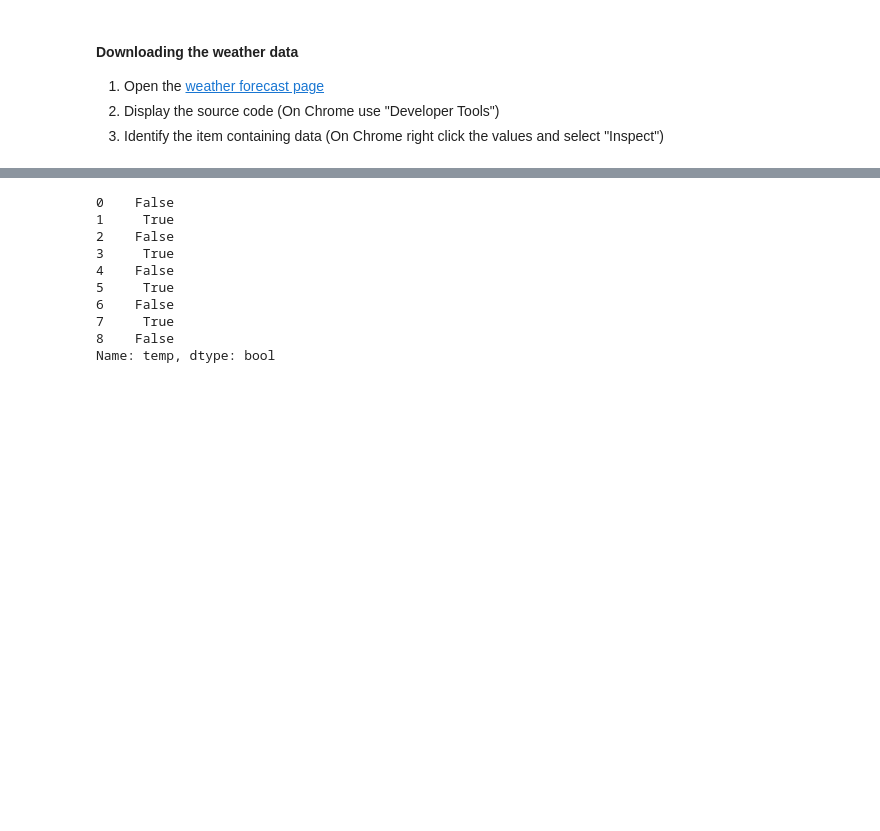
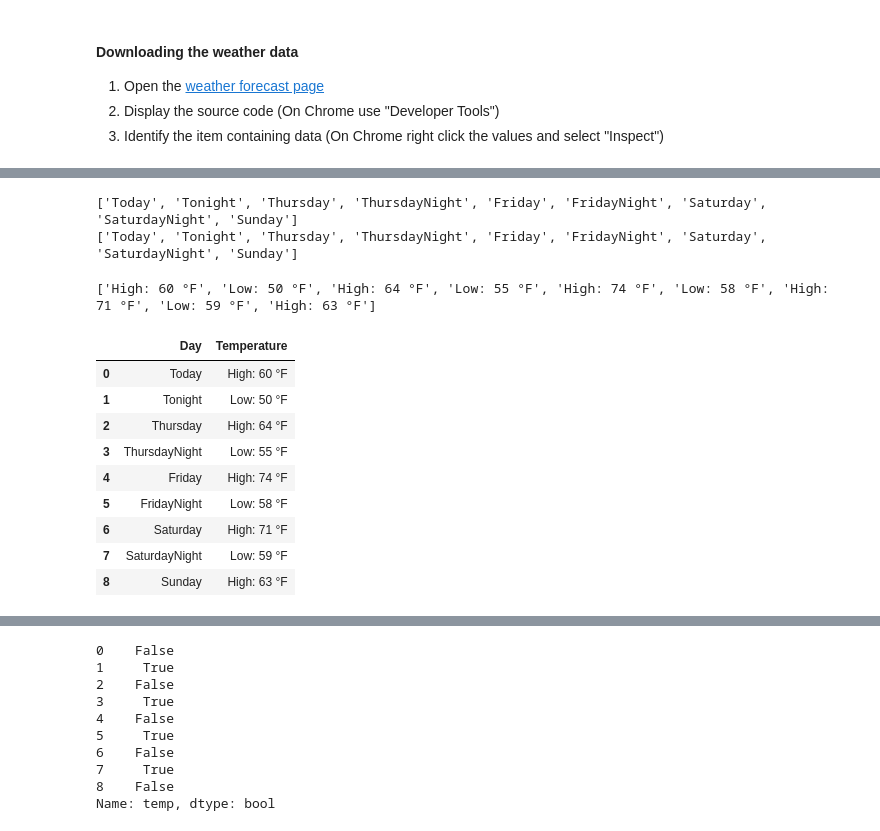
Before and after one commit to ch00226855/CMP464788Spring2023, a Jupyter notebook: Week11_DataLoadingAndStorage.ipynb, the cells around one changed output, grey strips where cells are left out. Drawn from its saved outputs; the diff is of its cells as text; code cells hidden in the pictures; blank space fills up the shorter version.

```diff
--- a/Week11_DataLoadingAndStorage.ipynb
+++ b/Week11_DataLoadingAndStorage.ipynb
@@ -547,3 +548,45 @@ items[0].get_text()
+# %%
+# Convert the list of p objects to a list of strings
+days = []
+for obj in names:
+#     print(obj.get_text())
+    days.append(obj.get_text())
+print(days)
+
+days = [obj.get_text() for obj in names]
+print(days)
+# %% [output]
+['Today', 'Tonight', 'Thursday', 'ThursdayNight', 'Friday', 'FridayNight', 'Saturday', 'SaturdayNight', 'Sunday']
+['Today', 'Tonight', 'Thursday', 'ThursdayNight', 'Friday', 'FridayNight', 'Saturday', 'SaturdayNight', 'Sunday']
+# %%
+temps = soup.find_all(class_="temp")
+# Retrieve all the temperature data
+# %%
+# Extract the text from each temperature object
+temperatures = [obj.get_text() for obj in temps]
+print(temperatures)
+# %% [output]
+['High: 60 °F', 'Low: 50 °F', 'High: 64 °F', 'Low: 55 °F', 'High: 74 °F', 'Low: 58 °F', 'High: 71 °F', 'Low: 59 °F', 'High: 63 °F']
+# %%
+import numpy as np
+data = np.array([days, temperatures]).T
+# transpose the array so that each list becomes a column
+# %%
+import pandas as pd
+# Create a data frame with the days and the temperatures
+df = pd.DataFrame(data, columns=["Day", "Temperature"])
+df
+# %% [output]
+|  | Day | Temperature |
+| 0 | Today | High: 60 °F |
+| 1 | Tonight | Low: 50 °F |
+| 2 | Thursday | High: 64 °F |
+| 3 | ThursdayNight | Low: 55 °F |
+| 4 | Friday | High: 74 °F |
+| 5 | FridayNight | Low: 58 °F |
+| 6 | Saturday | High: 71 °F |
+| 7 | SaturdayNight | Low: 59 °F |
+| 8 | Sunday | High: 63 °F |
 # %%
 # Find weather forecast for the week
 period_tags = seven_day.select(".tombstone-container .period-name")
```
Also changed, not shown: parts of 11 cells of this notebook, 1 other file.
